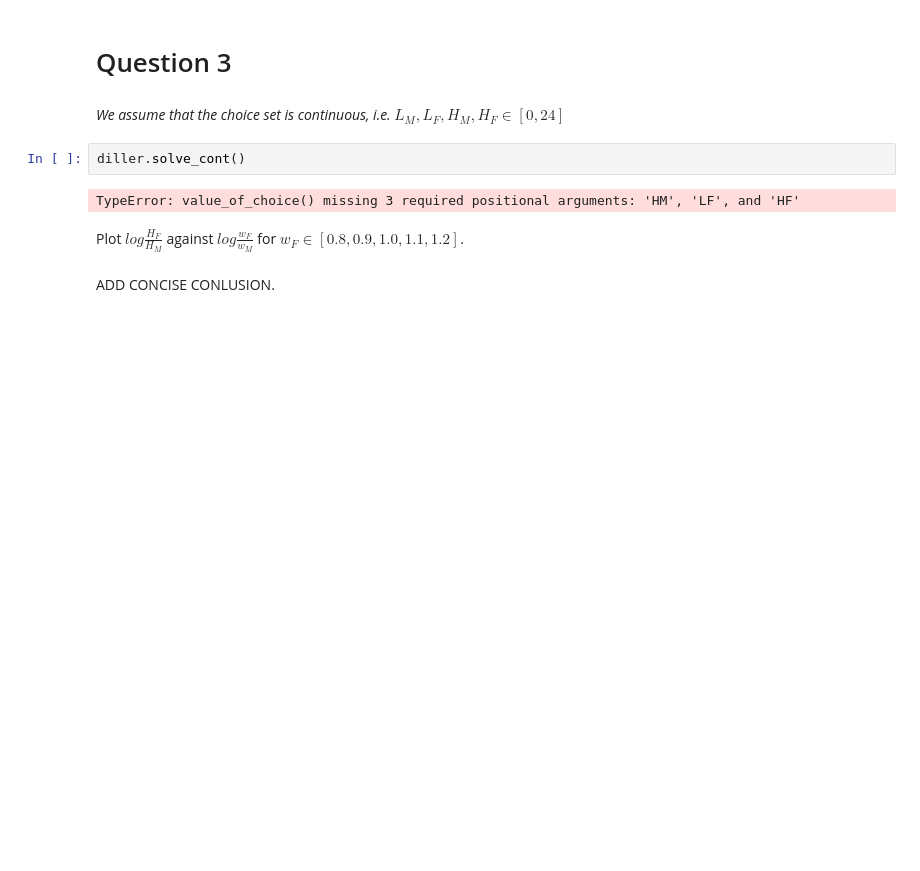
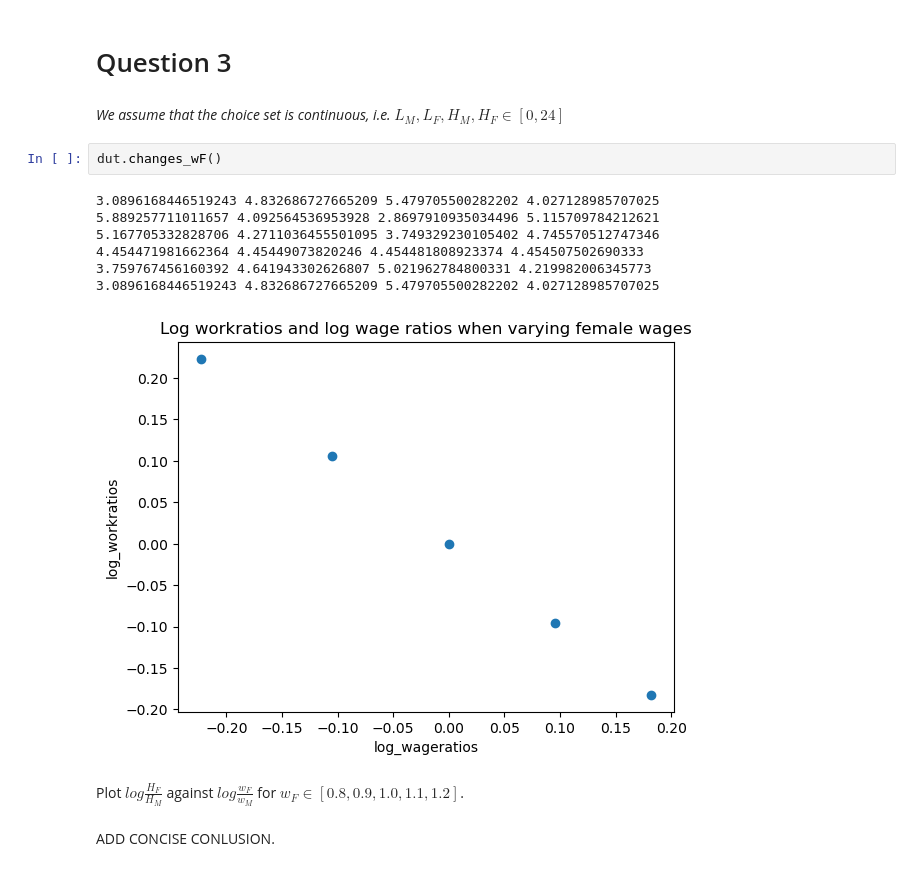
Before and after one commit to NumEconCopenhagen/projects-2023-boybandet, a Jupyter notebook: inauguralproject/inauguralproject.ipynb, the cells around one changed output. Drawn from its saved outputs; the diff is of its cells as text; blank space fills up the shorter version.

```diff
--- a/inauguralproject/inauguralproject.ipynb
+++ b/inauguralproject/inauguralproject.ipynb
@@ -58,10 +53,16 @@ diller.plot_logratios_discrete()
 # Question 3
 # %% [markdown]
 *We assume that the choice set is continuous, i.e. $L_M,L_F,H_M,H_F \in [0,24]$*
-# %%
-diller.solve_cont()
-# %% [output]
-TypeError: value_of_choice() missing 3 required positional arguments: 'HM', 'LF', and 'HF'
+# %%
+dut.changes_wF()
+# %% [output]
+3.0896168446519243 4.832686727665209 5.479705500282202 4.027128985707025
+5.889257711011657 4.092564536953928 2.8697910935034496 5.115709784212621
+5.167705332828706 4.2711036455501095 3.749329230105402 4.745570512747346
+4.454471981662364 4.45449073820246 4.454481808923374 4.454507502690333
+3.759767456160392 4.641943302626807 5.021962784800331 4.219982006345773
+3.0896168446519243 4.832686727665209 5.479705500282202 4.027128985707025
+[figure, added]
 # %% [markdown]
 Plot $log{\frac{H_F}{H_M}}$ against $log{\frac{w_F}{w_M}}$ for $w_F \in [0.8,0.9,1.0,1.1,1.2]$.
 # %% [markdown]
```
Also changed, not shown: parts of 2 cells of this notebook, 1 other file.
